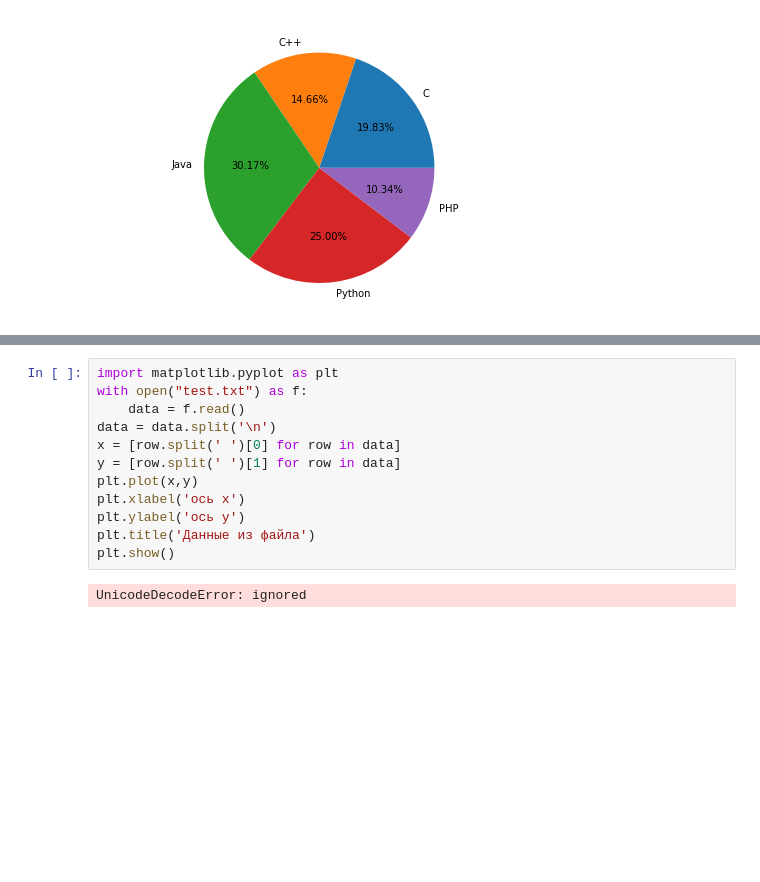
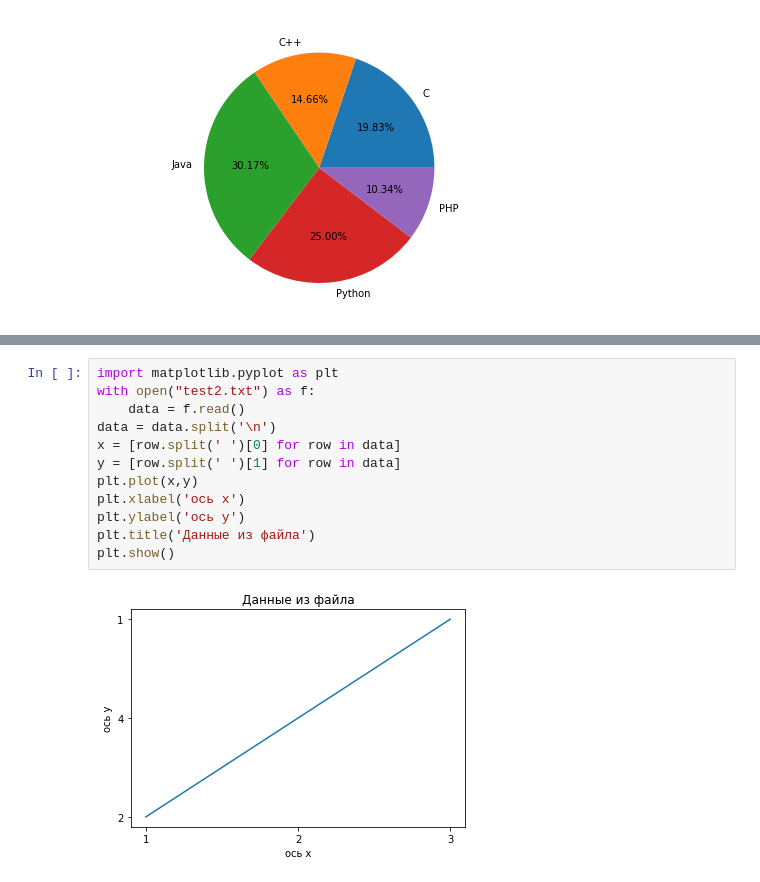
Before and after one commit to AnastasiaaAlekseichuk/lab, a Jupyter notebook: 19_02.ipynb, the cells around one changed output, grey strips where cells are left out. Drawn from its saved outputs; the diff is of its cells as text; blank space fills up the shorter version.

```diff
--- a/19_02.ipynb
+++ b/19_02.ipynb
@@ -176,14 +176,14 @@ User uploaded file "test.txt" with length (length) bytes
 # %%
 import matplotlib.pyplot as plt
-with open("test.txt") as f:
+with open("test2.txt") as f:
     data = f.read()
 data = data.split('\n')
 x = [row.split(' ')[0] for row in data]
 y = [row.split(' ')[1] for row in data]
 plt.plot(x,y)
 plt.xlabel('ось x')
 plt.ylabel('ось y')
 plt.title('Данные из файла')
 plt.show()
 # %% [output]
-UnicodeDecodeError: ignored
+[figure, added]
```
Also changed, not shown: parts of 3 cells of this notebook.
